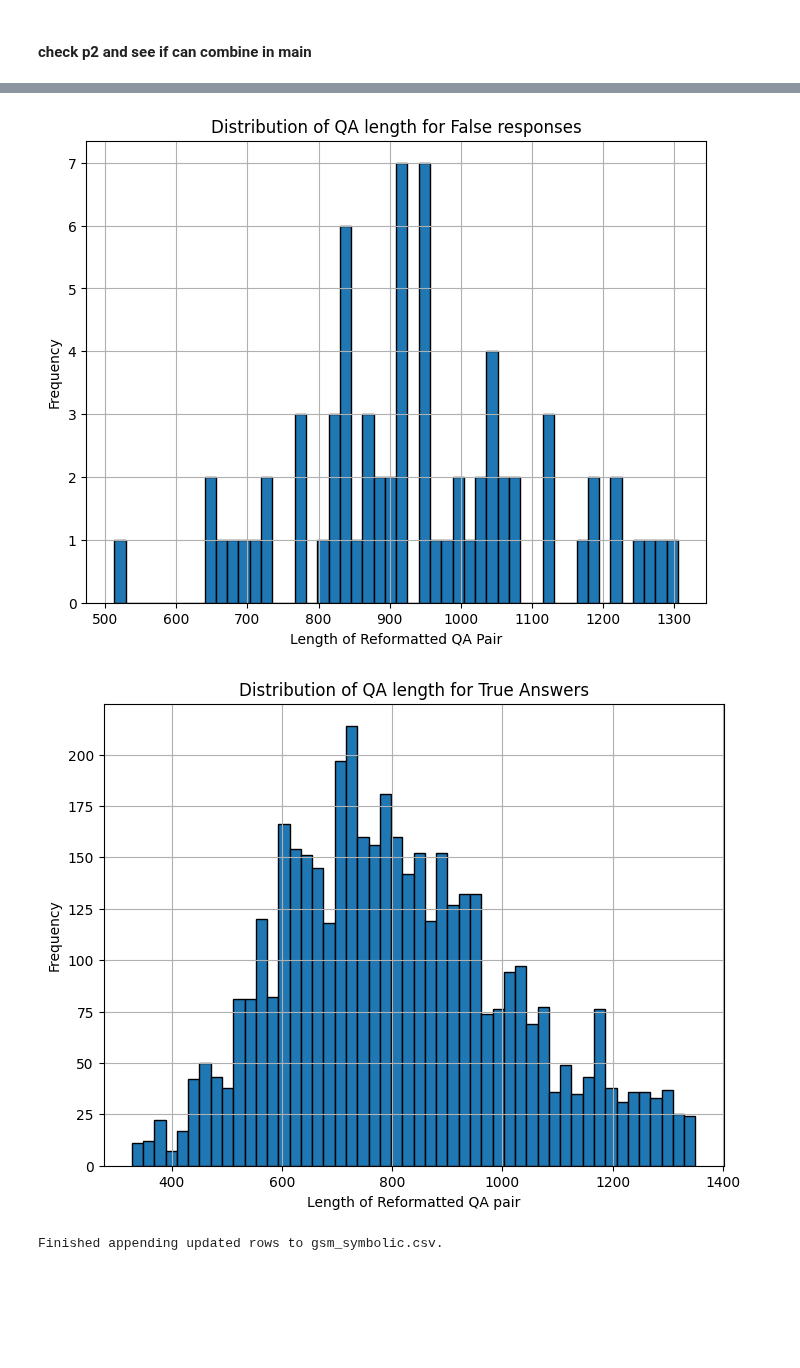
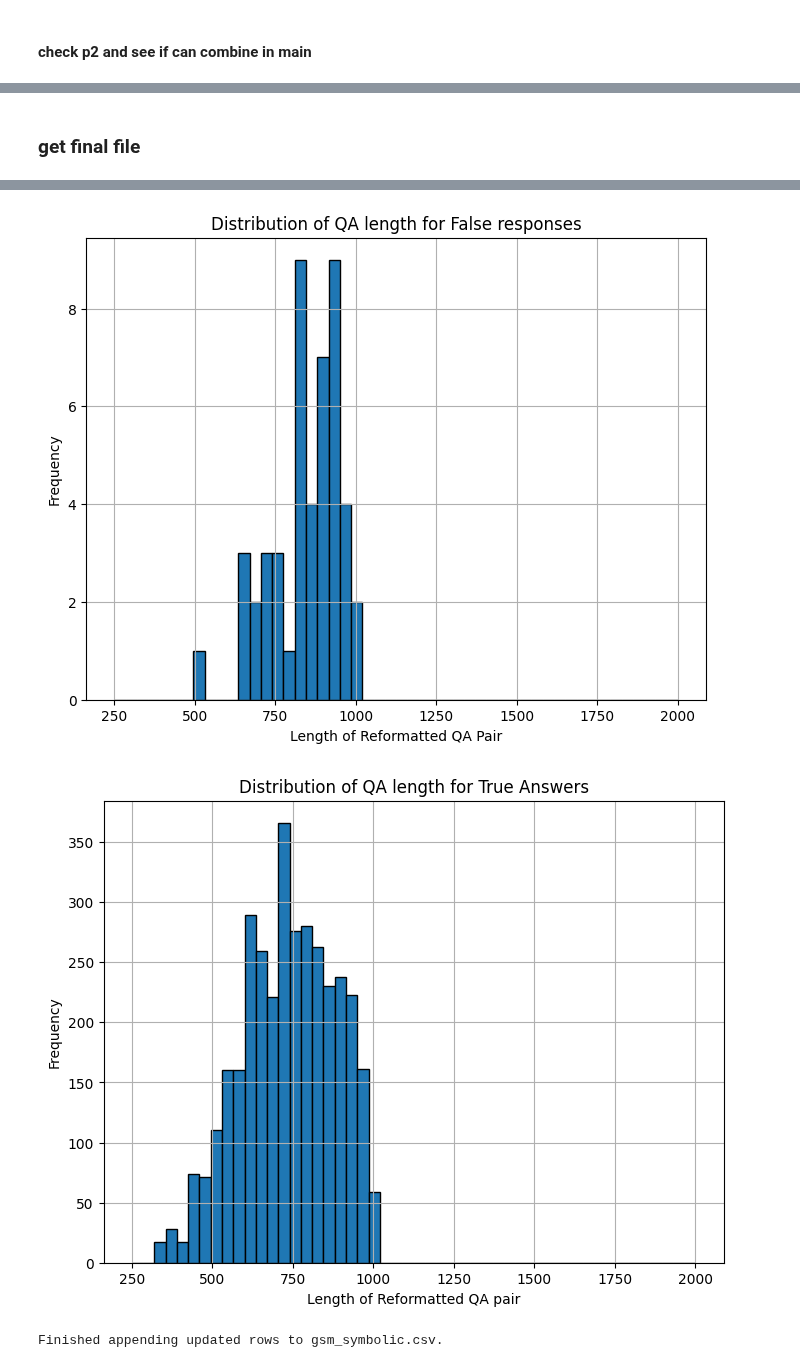
Before and after one commit to ngthanhtin/textual_grounding, a Jupyter notebook: logan/translate.ipynb, the cells around one changed output, grey strips where cells are left out. Cells and saved outputs as stored; diff of their text form; code cells hidden in the pictures; blank space fills up the shorter version.

```diff
--- a/logan/translate.ipynb
+++ b/logan/translate.ipynb
@@ -1634,13 +1634,19 @@ Name: count, Length: 222, dtype: int64
 # %% [markdown]
 #### check p2 and see if can combine in main
 # %%
-csv_path = '/Users/log/Github/textual_grounding/logan/incorrect_rows_p2_remanining2.csv'
+csv_path = '/Users/log/Github/textual_grounding/logan/incorrect_rows_p2_remaining_merged.csv'
 
 df_p2 = pd.read_csv(csv_path)
 stupid_questions = {1, 13, 14, 17}
 df_p2 = df_p2[~df_p2['id'].isin(stupid_questions)]
-df_p2 = df_p2.drop('gt', axis=1)
+# df_p2 = df_p2.drop('gt', axis=1)
 print(df_p2['id'].value_counts())
+
+def extract_answer(text):
+    match = pattern.search(str(text))
+    return match.group(1) if match else ""
+
+df_p2["extracted_answer"] = df_p2["answer"].apply(extract_answer)
 print(len(df_p2))
 # %% [output]
 id
@@ -1660,3 +1668,5 @@ Name: count, Length: 141, dtype: int64
+# %% [markdown]
+### get final file
 # %%
 import csv
 import json
@@ -1683,7 +1693,7 @@ def process_in_one_script(
     # 2. Read model responses CSV into a DataFrame
     df_csv = pd.read_csv(csv_input_path)
 
-    df_csv = pd.concat([df_p2, df_csv], ignore_index=True)
+    # df_csv = pd.concat([df_p2, df_csv], ignore_index=True)
 
 
     # 3. Regex to extract the numeric answer from something like "{123}"
@@ -1700,6 +1710,9 @@ def process_in_one_script(
     # 5. The CSV's 'id' is actually the same as 'unique_id' in the JSONL,
     #    so rename it to allow a merge on that column.
     df_csv.rename(columns={"id": "unique_id"}, inplace=True)
+    # print(df_csv.columns)
+    # df_csv = pd.concat([df_p2, df_csv], ignore_index=True)
+    # print(df_csv.columns)
 
     # 6. Merge CSV with JSONL on 'unique_id'.
     #    We bring in normal 'id' (df_jsonl["id"]) and 'gt' (df_jsonl["gt"]) from the JSONL.
@@ -1721,10 +1734,12 @@ def process_in_one_script(
         except:
             # If there's any parsing error or missing 'gt', mark incorrect
             return 0
+    print(df_merged.columns)
+
+    # df_merged = pd.concat([df_p2, df_merged], ignore_index=True)
 
     df_merged["isTrue"] = df_merged.apply(check_correct, axis=1)
 
-    print(df_merged.columns)
 
     # 8. Build final DataFrame in the desired format.
     #    "question" is set to the content of 'answer'.
@@ -1739,7 +1754,8 @@ def process_in_one_script(
     })
 
     #drop long rows
-    df_final = df_final[df_final["question"].str.len() <= 1350]
+    # df_final = df_final[df_final["question"].str.len() <= 1470]
+    df_final = df_final[df_final["question"].str.len() <= 1000]
 
     # ---- ADDITION: Drop rows with 'id' in stupid_questions
     stupid_questions = {91, 45, 76, 80, 40}
@@ -1765,16 +1781,15 @@ def process_in_one_script(
     df_false["question_len"] = df_false["question"].str.len()
     df_true["question_len"] = df_true["question"].str.len()
 
-    # Plot a histogram
     plt.figure(figsize=(8,6))
-    df_false["question_len"].hist(bins=50, edgecolor='black')
+    df_false["question_len"].hist(bins=50, edgecolor='black', range=(250, 2000))
     plt.title("Distribution of QA length for False responses")
     plt.xlabel("Length of Reformatted QA Pair")
     plt.ylabel("Frequency")
     plt.show()
 
     plt.figure(figsize=(8,6))
-    df_true["question_len"].hist(bins=50, edgecolor='black')
+    df_true["question_len"].hist(bins=50, edgecolor='black', range=(250, 2000))
     plt.title("Distribution of QA length for True Answers")
     plt.xlabel("Length of Reformatted QA pair")
     plt.ylabel("Frequency")
@@ -1811,5 +1826,5 @@ Done! Wrote 4421 rows to /Users/log/Github/grounding_human_preference/data/gsm_s
-[figure, old version]
+[figure, new version]
-[figure, old version]
+[figure, new version]
 # %%
 import pandas as pd
 
```
Also changed, not shown: parts of 5 cells of this notebook, 23 other files.
